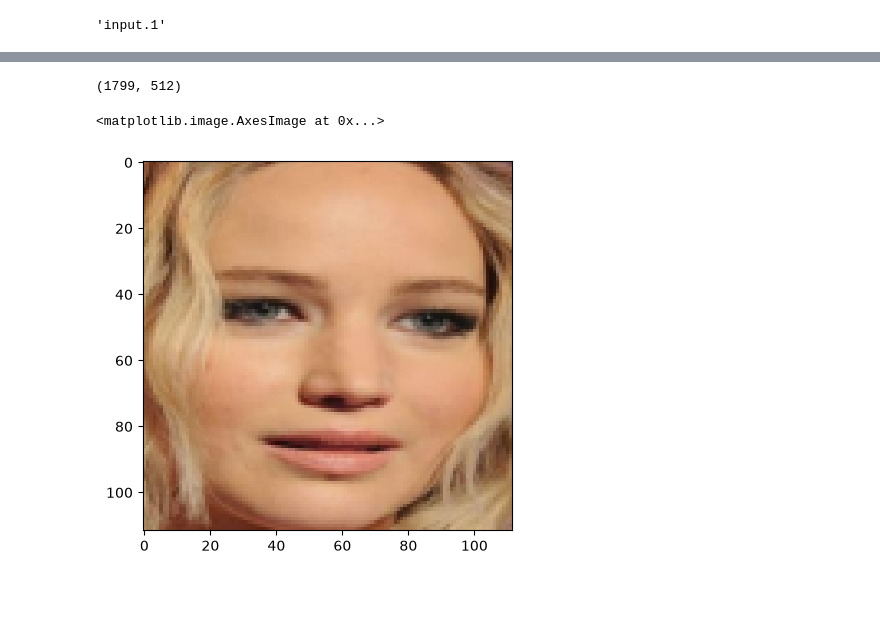
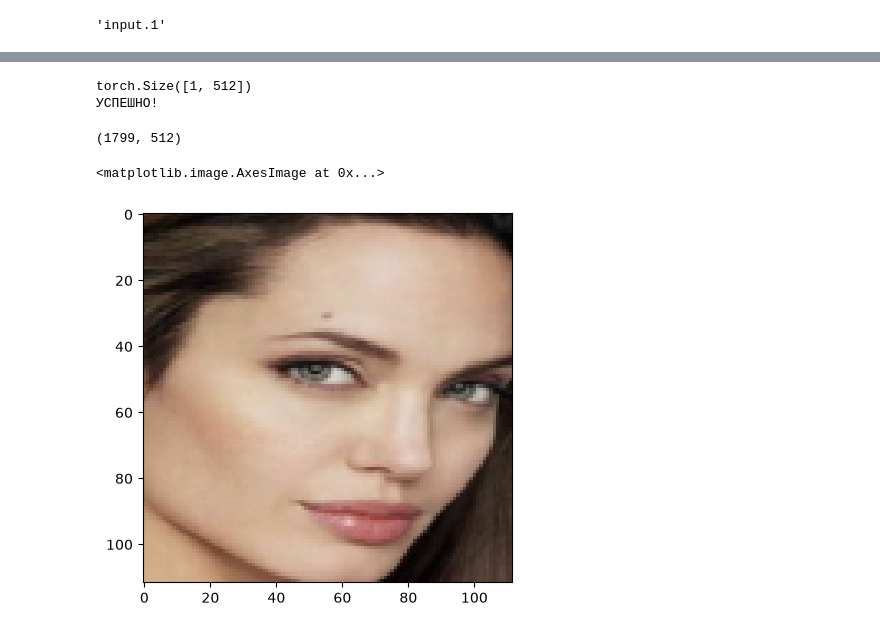
Before and after one commit to BombasticFantastik/ZekNet, a Jupyter notebook: embedder.ipynb, the cells around one changed output, grey strips where cells are left out. Saved outputs shown, nothing was run; the diff lists cells and outputs as text; code cells hidden in the pictures; blank space fills up the shorter version.

Commit message:
добавил embedder.py с необходимыми для прототипа функциями

```diff
--- a/embedder.ipynb
+++ b/embedder.ipynb
@@ -134,3 +140,21 @@ embendings = np.vstack(embendings).astype('float32')
+# %%
+from embedder import open_img_as_tensor,get_vector_from_face
+
+#тест 1 - запуск модели
+embedder=BuffaloModel('w600k_r50.onnx')
+
+#тест 2 - получение вектора из фото
+test_img=open_img_as_tensor(files_option['demonstration_img'])
+vector=get_vector_from_face(img=test_img,model=embedder)
+print(vector.shape)
+
+#тест 3 - сравнение нового фото со всей базой
+compare_new_face(img=test_img,vectors=embendings,model=embedder)
+
+print('УСПЕШНО!')
+# %% [output]
+torch.Size([1, 512])
+УСПЕШНО!
 # %%
 embendings.shape
 # %% [output]
@@ -141,8 +165,8 @@ embendings.shape
 indexer=faiss.IndexFlatL2(512)
 indexer.add(embendings)#добавляем базу
 # %%
-plt.imshow(test_data[600].permute(1,2,0))
+plt.imshow(test_data[1109].permute(1,2,0))
 # %% [output]
 <matplotlib.image.AxesImage at 0x...>
-[figure, old version]
+[figure, new version]
 # %%
```
Also changed, not shown: parts of 6 cells of this notebook, 2 other files.
